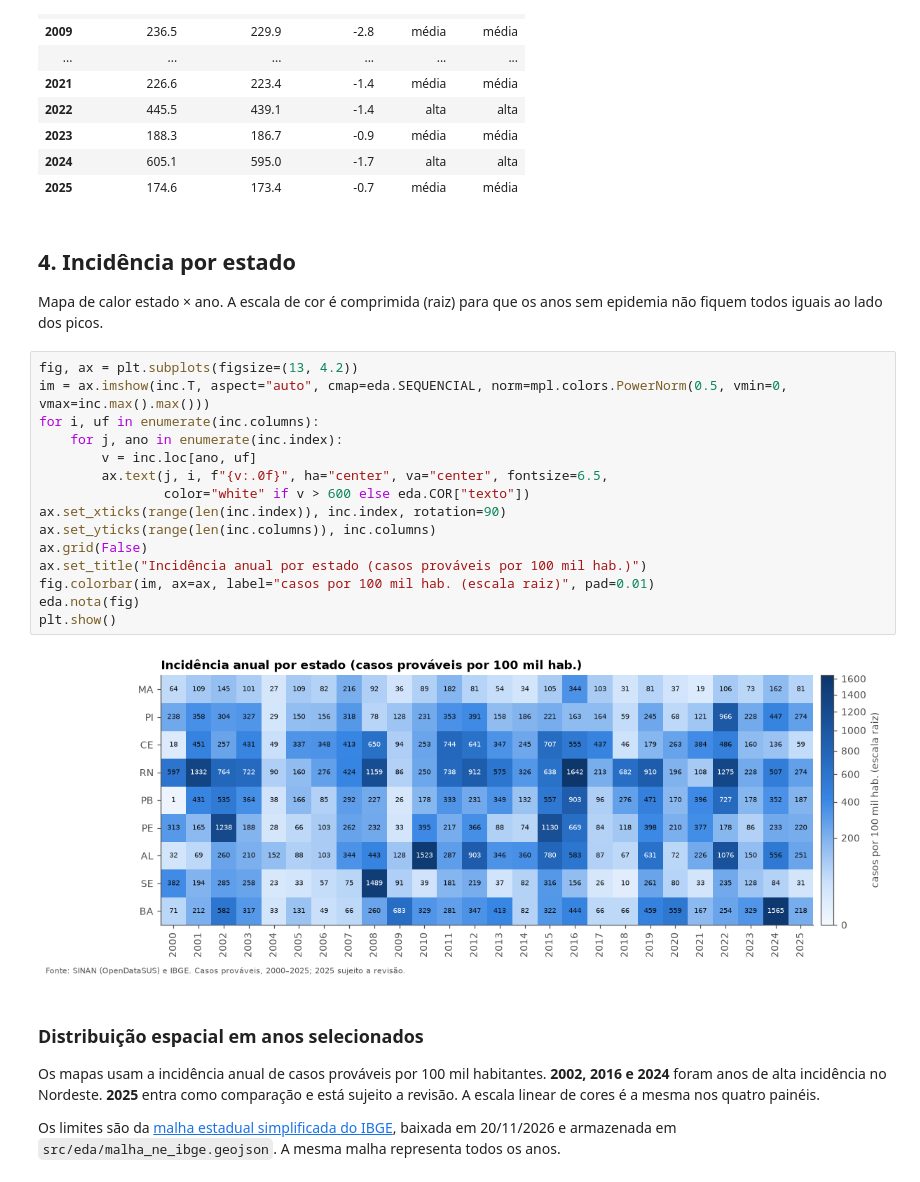
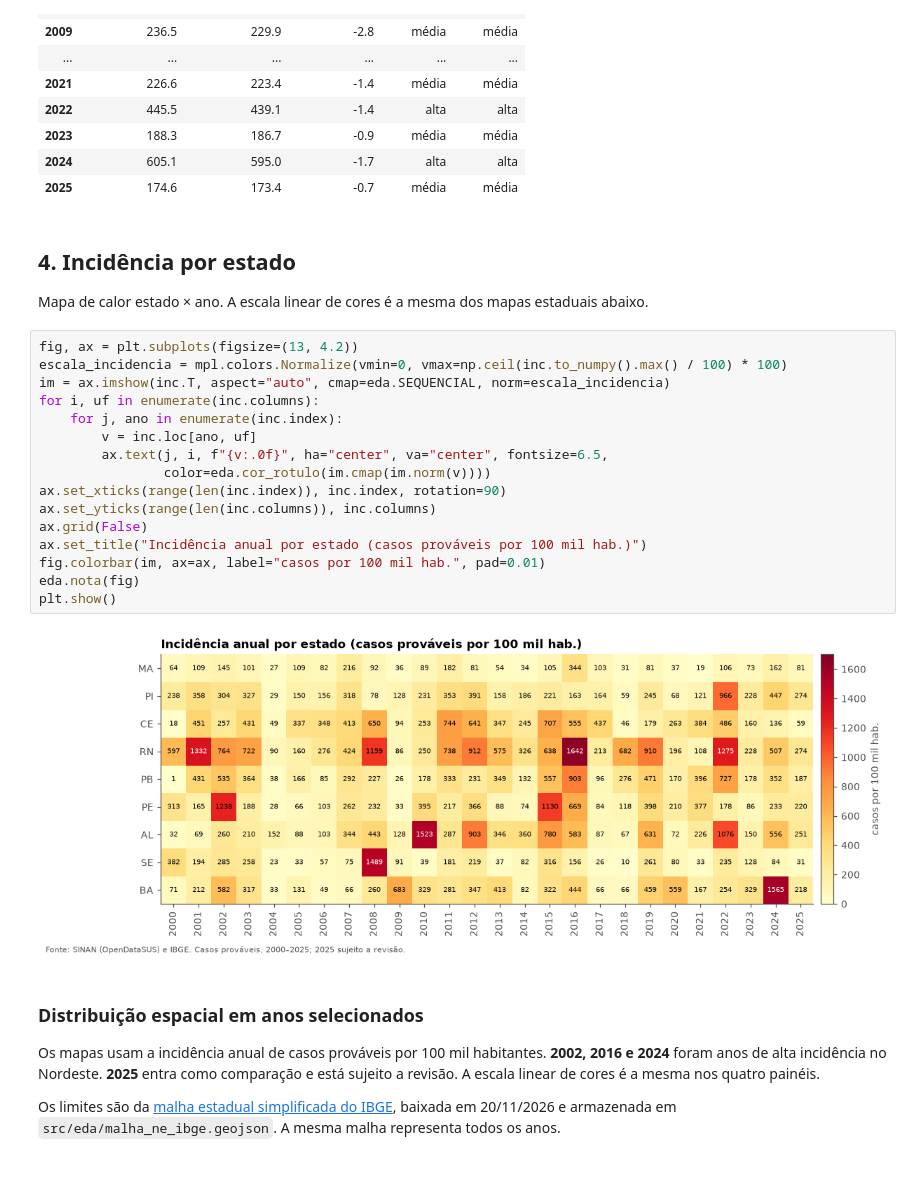
Before and after one commit to suellenferraz/Dengue-eda-northeast-brazil, a Jupyter notebook: notebooks/07_incidencia.ipynb, the cells around one changed output. Saved outputs shown, nothing was run; the diff lists cells and outputs as text.

Commit message:
style: atualizar cores dos quatro mapas de calor

```diff
--- a/notebooks/07_incidencia.ipynb
+++ b/notebooks/07_incidencia.ipynb
@@ -149,25 +149,25 @@ UF-anos que mudam de faixa: 1 de 234 [('PI', 2002)]
 | 2025 | 174.6 | 173.4 | -0.7 | média | média |
 # %% [markdown]
 ## 4. Incidência por estado
-Mapa de calor estado × ano. A escala de cor é comprimida (raiz) para que os anos sem epidemia não fiquem todos
-iguais ao lado dos picos.
+Mapa de calor estado × ano. A escala linear de cores é a mesma dos mapas estaduais abaixo.
 # %%
 fig, ax = plt.subplots(figsize=(13, 4.2))
-im = ax.imshow(inc.T, aspect="auto", cmap=eda.SEQUENCIAL, norm=mpl.colors.PowerNorm(0.5, vmin=0, vmax=inc.max().max()))
+escala_incidencia = mpl.colors.Normalize(vmin=0, vmax=np.ceil(inc.to_numpy().max() / 100) * 100)
+im = ax.imshow(inc.T, aspect="auto", cmap=eda.SEQUENCIAL, norm=escala_incidencia)
 for i, uf in enumerate(inc.columns):
     for j, ano in enumerate(inc.index):
         v = inc.loc[ano, uf]
         ax.text(j, i, f"{v:.0f}", ha="center", va="center", fontsize=6.5,
-                color="white" if v > 600 else eda.COR["texto"])
+                color=eda.cor_rotulo(im.cmap(im.norm(v))))
 ax.set_xticks(range(len(inc.index)), inc.index, rotation=90)
 ax.set_yticks(range(len(inc.columns)), inc.columns)
 ax.grid(False)
 ax.set_title("Incidência anual por estado (casos prováveis por 100 mil hab.)")
-fig.colorbar(im, ax=ax, label="casos por 100 mil hab. (escala raiz)", pad=0.01)
+fig.colorbar(im, ax=ax, label="casos por 100 mil hab.", pad=0.01)
 eda.nota(fig)
 plt.show()
 # %% [output]
-[figure, old version]
+[figure, new version]
 # %% [markdown]
 ### Distribuição espacial em anos selecionados
 
```
Also changed, not shown: parts of 1 cell of this notebook, 4 other files.
